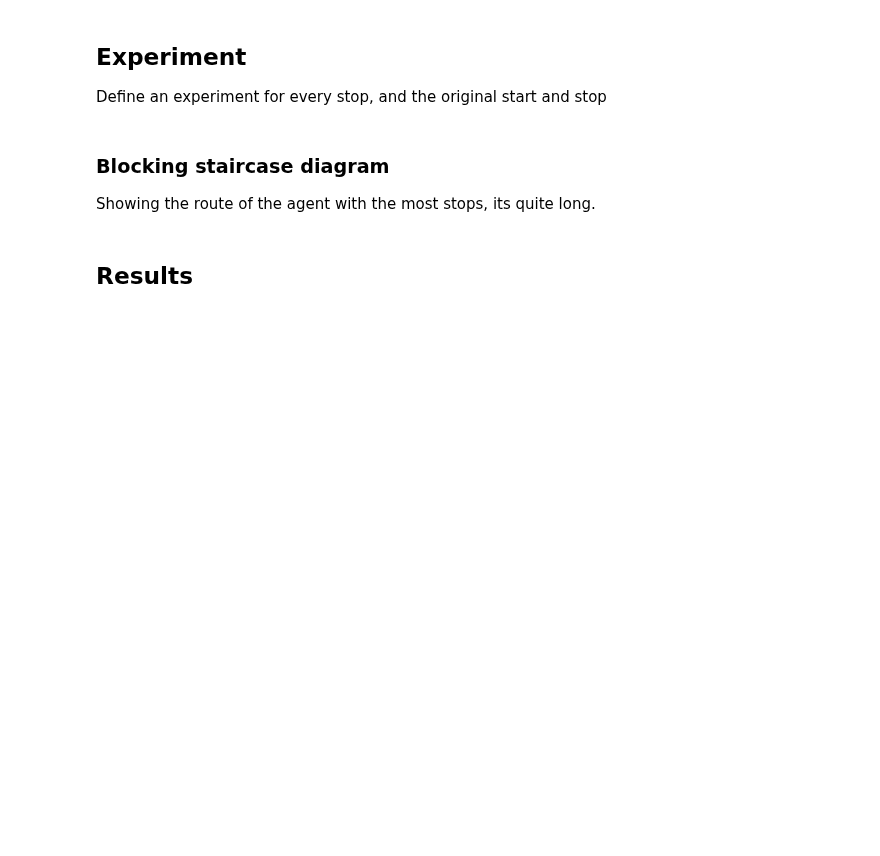
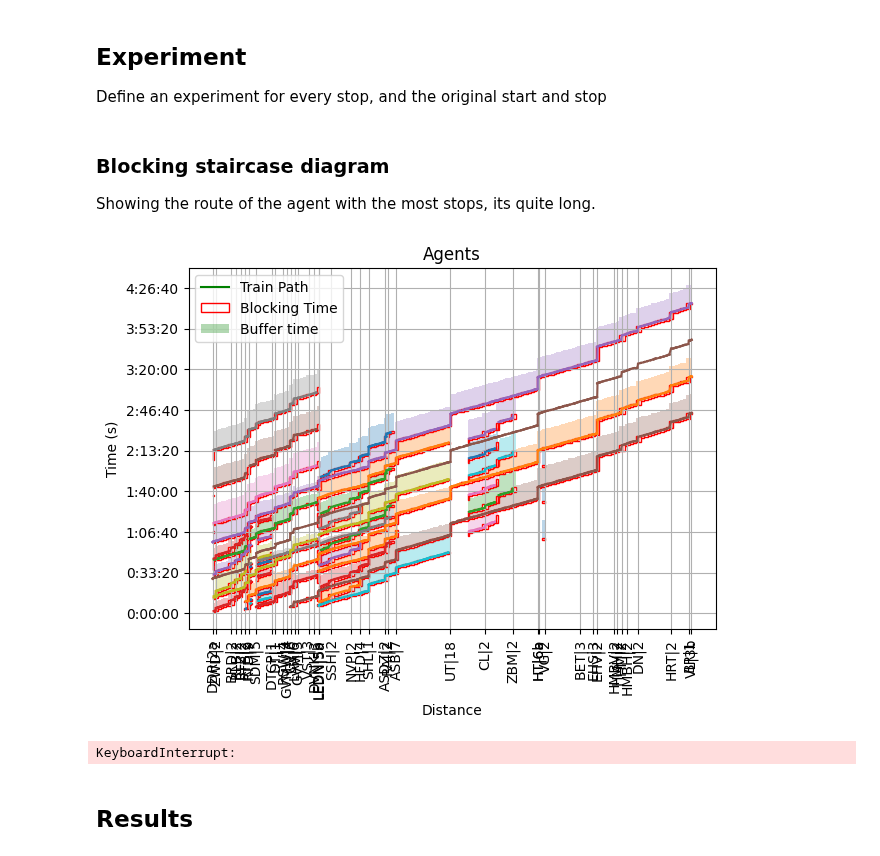
Before and after one commit to GoodGuyMe/delay-replanning-slack, a Jupyter notebook: experiments/runtime.ipynb, the cells around one changed output. Cells and saved outputs as stored; diff of their text form; code cells hidden in the pictures; blank space fills up the shorter version.

Commit message:
Better experiments

```diff
--- a/experiments/runtime.ipynb
+++ b/experiments/runtime.ipynb
@@ -44,7 +43,7 @@ plt.show()
 # Experiment Runtime
 Take a route of an agent with many stops, and run from start to every stop as an experiment
 # %%
-scenario_file = "../data/prorail/scenarios/RT/2025-07-04_1.json"
+scenario_file = "../data/prorail/scenarios/RT/2025-07-04_2.json"
 
 try:
     base_path = Path(__file__).parent
@@ -82,6 +96,6 @@ agent_df
 # %%
 
-series_3500o = agent_df.loc[(agent_df['trainNumber'].str.startswith("35", na=False)) & (agent_df['trainNumber'].astype(int) % 2 == 1)]
+series_3500o = agent_df.loc[(agent_df['trainNumber'].str.startswith("35", na=False)) & (agent_df['trainNumber'].astype(int) % 2 == 1)].sort_values("start_time")
 longest = series_3500o.loc[series_3500o['stops'].map(len).idxmax()]
 
 # This train would be at 2700 at GV|6, we will be replanning its path till ASDZ|2
@@ -89,6 +146,6 @@ longest
 # %%
 agent_id = longest['id']
-scenario = Scenario(layout, scenario_file, agent_id)
+scenario = Scenario(layout, scenario_file)
 # %% [markdown]
 ## Experiment
 Define an experiment for every stop, and the original start and stop
@@ -105,6 +162,7 @@ for stop in longest["stops"]:
         "destination": stop["location"],
         "max_buffer_time": 900,
         "use_recovery_time": True,
+        "filter_agents": agent_id,
         "metadata": {
             "expected_arrival": stop["expected_arrival"],
             "label": f'route to {stop["location"]}'
@@ -117,24 +175,27 @@ experiment_settings.append({
         "destination": longest["destination"],
         "max_buffer_time": 900,
         "use_recovery_time": True,
+        "filter_agents": agent_id,
         "metadata": {
             "expected_arrival": longest["endTime"],
             "label": f'route to {longest["destination"]}'
         }
 })
 
-logger.setLevel(logging.CRITICAL)
 experiments = setup_experiment(scenario, experiment_settings, default_direction=1)
 # %% [markdown]
 ### Blocking staircase diagram
 Showing the route of the agent with the most stops, its quite long.
 # %%
 exp = experiments[-1]
-exp.s.plot(agent_id, exp.buffer_times, exp.recovery_times, True)
+exp.s.plot(agent_id, exp.block_intervals, exp.buffer_times, exp.recovery_times, True)
+# %% [output]
+[figure, added]
 # %%
-timeout = 7200
-pybooklogger.setLevel(logging.DEBUG)
-run_experiments(experiments, timeout)
+timeout = 300
+run_experiments(experiments, timeout, filter_tracks=allowed_nodes)
+# %% [output]
+KeyboardInterrupt:
 # %% [markdown]
 ## Results
 # %% [markdown]
```
Also changed, not shown: parts of 9 cells of this notebook, 11 other files.
